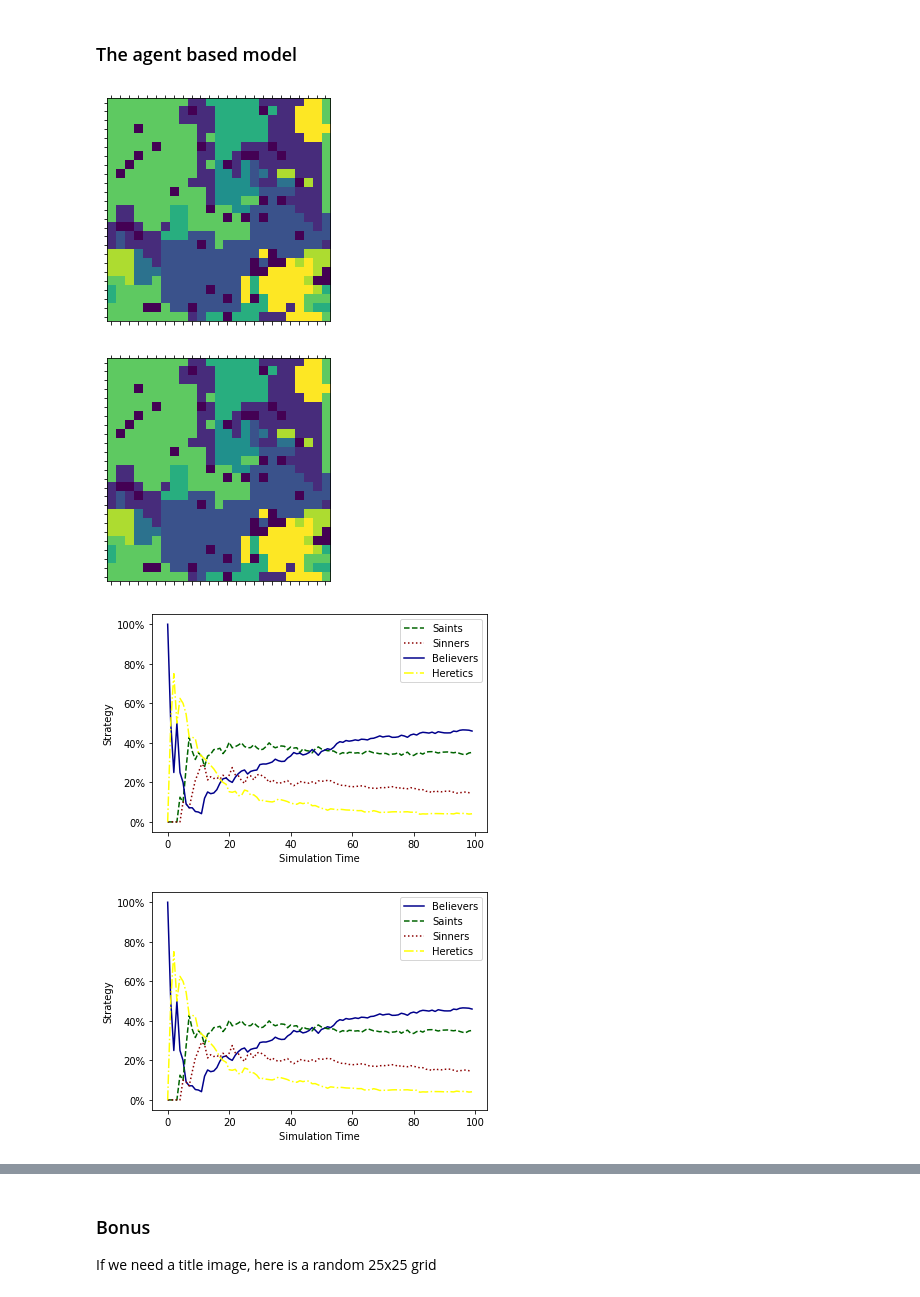
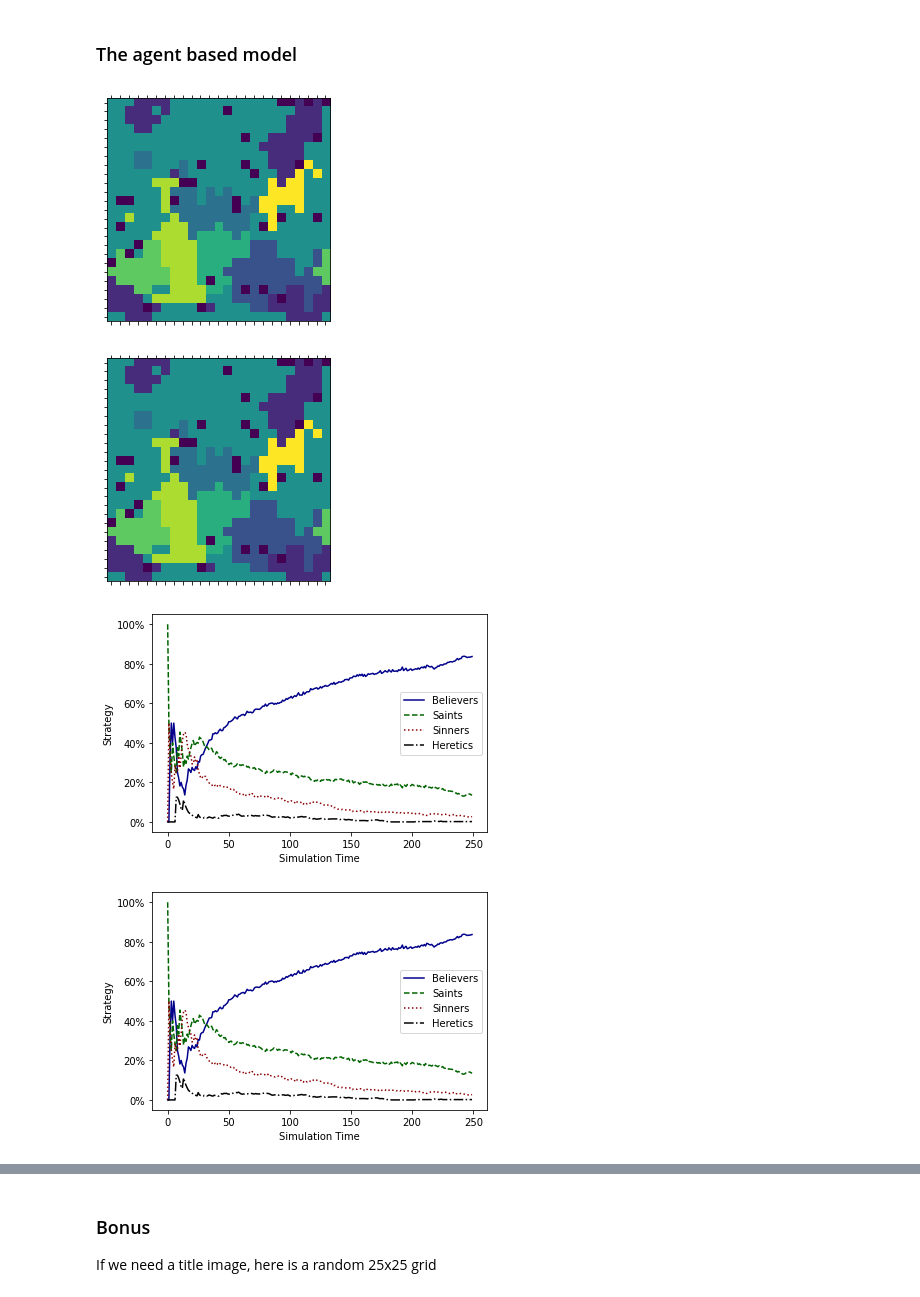
Before and after one commit to JochenFromm/SwarmIntelligence, a Jupyter notebook: notebooks/Believers.ipynb, the cells around one changed output, grey strips where cells are left out. Cells and saved outputs as stored; diff of their text form; code cells hidden in the pictures.

Commit message:
Update colors

```diff
--- a/notebooks/Believers.ipynb
+++ b/notebooks/Believers.ipynb
@@ -223,17 +223,17 @@ class AgentBasedModel:
 # %%
 %matplotlib inline
 n = 25
-step = 100
+step = 250
 model_0 = AgentBasedModel(n)
 model_0.run(step)
 
 image = model_0.trait_grid()
 plt.matshow(image)
 plt.xticks(range(n), [])
 plt.yticks(range(n), [])
 plt.show()
 # %% [output]
-[figure, old version]
+[figure, new version]
 # %%
 mpl.use('svg')
 
@@ -243,7 +243,7 @@ plt.yticks(range(n), [])
 
 plt.savefig("abm_believers_model.svg", format="svg")
 # %% [output]
-[figure, old version]
+[figure, new version]
 # %%
 %matplotlib inline
 df = pd.DataFrame(model_0.data, columns=['Time', 'Cooperators', 'Defectors', 'Patriots', 'Traitors'])
@@ -251,14 +251,14 @@ fig, ax = plt.subplots()
 ax.yaxis.set_major_formatter(mtick.PercentFormatter(100,0))
 plt.ylabel("Strategy")
 plt.xlabel("Simulation Time")
+plt.plot(df.Time, df.Patriots, color="DarkBlue", label='Believers', linestyle='solid')
 plt.plot(df.Time, df.Cooperators, color="DarkGreen", label='Saints', linestyle='dashed')
 plt.plot(df.Time, df.Defectors, color="DarkRed", label='Sinners', linestyle='dotted')
-plt.plot(df.Time, df.Patriots, color="DarkBlue", label='Believers', linestyle='solid')
-plt.plot(df.Time, df.Traitors, color="Yellow", label='Heretics', linestyle='dashdot')
+plt.plot(df.Time, df.Traitors, color="Black", label='Heretics', linestyle='dashdot')
 plt.legend()
 plt.show()
 # %% [output]
-[figure, old version]
+[figure, new version]
 # %%
 mpl.use('svg')
 
@@ -269,12 +269,12 @@ plt.xlabel("Simulation Time")
 plt.plot(df.Time, df.Patriots, color="DarkBlue", label='Believers', linestyle='solid')
 plt.plot(df.Time, df.Cooperators, color="DarkGreen", label='Saints', linestyle='dashed')
 plt.plot(df.Time, df.Defectors, color="DarkRed", label='Sinners', linestyle='dotted')
-plt.plot(df.Time, df.Traitors, color="Yellow", label='Heretics', linestyle='dashdot')
+plt.plot(df.Time, df.Traitors, color="Black", label='Heretics', linestyle='dashdot')
 plt.legend()
 
 plt.savefig("abm_believers_percent.svg", format="svg")
 # %% [output]
-[figure, old version]
+[figure, new version]
 # %%
 %matplotlib inline
 
```
Also changed, not shown: parts of 2 cells of this notebook, 2 other files.
